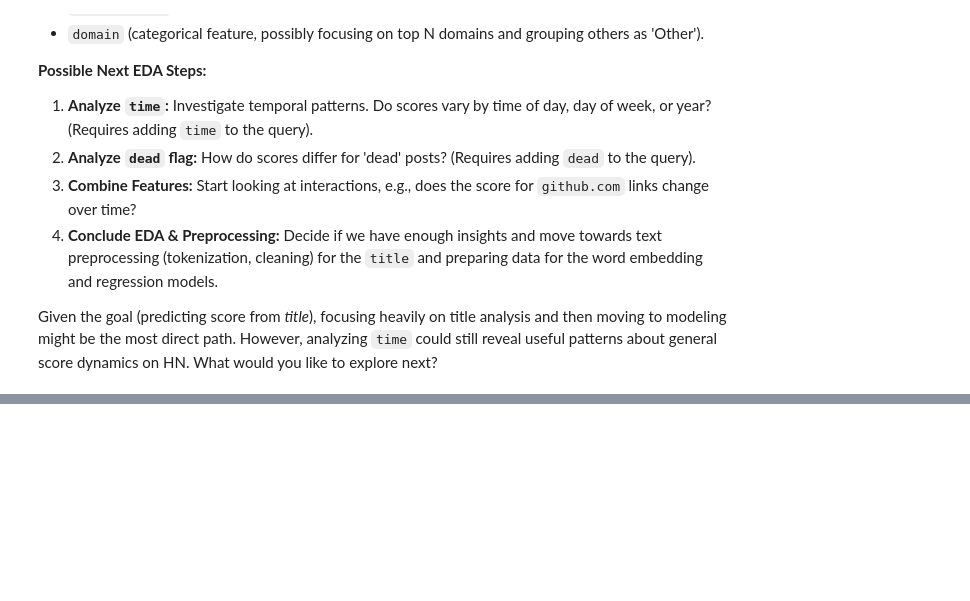
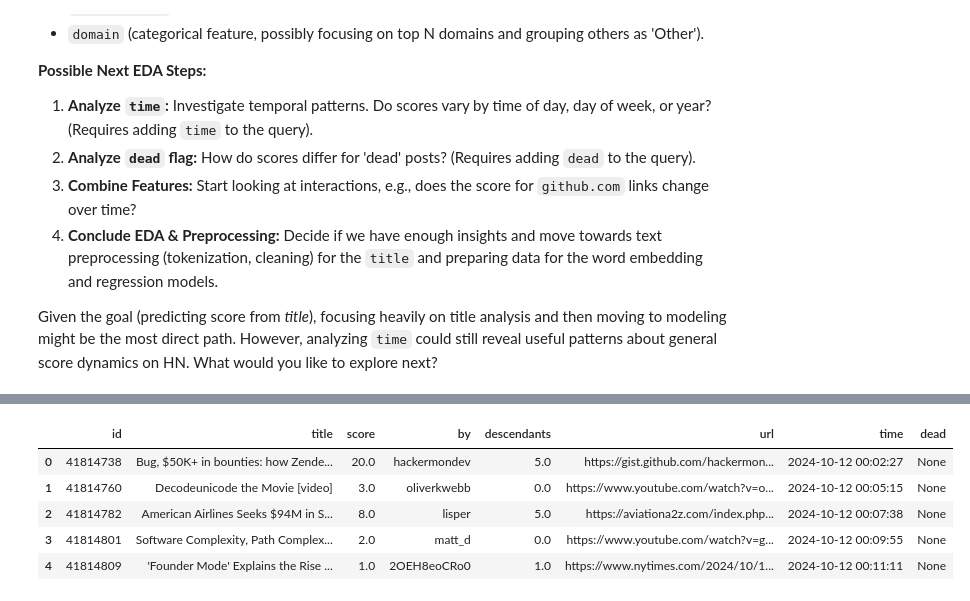
Before and after one commit to ocmoney/Dropout_Disco, a Jupyter notebook: notebooks/eda.ipynb, the cells around one changed output, grey strips where cells are left out. Saved outputs shown, nothing was run; the diff lists cells and outputs as text; code cells hidden in the pictures; blank space fills up the shorter version.

```diff
--- a/notebooks/eda.ipynb
+++ b/notebooks/eda.ipynb
@@ -1857,0 +1869,90 @@ Given the goal (predicting score from *title*), focusing heavily on title analys
+# %%
+import pandas as pd
+import numpy as np
+from sqlalchemy import create_engine, text
+from IPython.display import display
+import datetime
+
+# --- Database Connection (Assuming 'engine' is already created) ---
+# Ensure 'engine' is defined.
+
+# --- Parameters ---
+# Define the time window (in hours) before the latest post
+HOURS_BEFORE_END = 24 # End of window (e.g., posts must be older than 24h)
+HOURS_BEFORE_START = 48 # Start of window (e.g., posts must be newer than 48h)
+
+print(f"Aiming to load stories posted between {HOURS_BEFORE_START} and {HOURS_BEFORE_END} hours before the latest story.")
+
+try:
+    with engine.connect() as connection:
+        # --- 1. Find Max Timestamp ---
+        # Find the latest timestamp *specifically among stories* for accuracy
+        max_time_query = text("SELECT MAX(time) FROM hacker_news.items WHERE type = 'story';")
+        max_time = connection.execute(max_time_query).scalar()
+
+        if max_time is None:
+            raise ValueError("Could not determine the maximum timestamp from stories.")
+
+        print(f"Latest story timestamp found: {max_time}")
+
+        # --- 2. Define Window Timestamps ---
+        # Ensure max_time is timezone-aware if the DB column is (likely UTC)
+        if max_time.tzinfo is None:
+             # Assuming UTC if no timezone info. Adjust if your DB uses a different default.
+             max_time = max_time.replace(tzinfo=datetime.timezone.utc)
+             print(f"Assuming UTC for max_time: {max_time}")
+
+        end_time_window = max_time - datetime.timedelta(hours=HOURS_BEFORE_END)
+        start_time_window = max_time - datetime.timedelta(hours=HOURS_BEFORE_START)
+
+        print(f"Calculated time window: FROM {start_time_window} TO {end_time_window}")
+
+        # --- 3. Construct Main Query ---
+        # Include all potentially relevant columns now
+        query_timed = f"""
+        SELECT
+            id,
+            title,
+            score,
+            "by",
+            descendants,
+            url,
+            "time",  -- Include time column
+            dead     -- Include dead column
+        FROM
+            hacker_news.items
+        WHERE
+            type = 'story'
+            AND "time" >= :start_time -- Use parameter binding
+            AND "time" < :end_time   -- Use parameter binding
+        -- No ORDER BY RANDOM() needed if we analyze the full relevant slice
+        -- No LIMIT needed if the time window is reasonably small
+        """
+
+        # --- 4. Load Data with Time Filter ---
+        print("Loading data within the specified time window...")
+        # Use pandas read_sql with parameters for safety and correctness with timestamps
+        df_stories_timed = pd.read_sql(
+            sql=text(query_timed),
+            con=connection, # Pass the connection, not the engine, for parameters within transaction
+            params={'start_time': start_time_window, 'end_time': end_time_window}
+        )
+        print(f"Successfully loaded {len(df_stories_timed)} stories from the time window.")
+
+except Exception as e:
+    print(f"An error occurred during timed data loading: {e}")
+    df_stories_timed = pd.DataFrame() # Initialize empty df on error
+
+# --- 5. Initial Inspection ---
+if not df_stories_timed.empty:
+    print("\n--- First 5 Stories (Time-Filtered) ---")
+    display(df_stories_timed.head())
+
+    print("\n--- Data Info (Time-Filtered) ---")
+    df_stories_timed.info()
+
+    print("\n--- Missing Values (Time-Filtered) ---")
+    display(df_stories_timed.isnull().sum())
+else:
+    print("\nNo data loaded for the specified time window or an error occurred.")
+# %% [output]
@@ -1857,0 +1967,6 @@ Given the goal (predicting score from *title*), focusing heavily on title analys
+|  | id | title | score | by | descendants | url | time | dead |
+| 0 | 41814738 | Bug, $50K+ in bounties: how Zende... | 20.0 | hackermondev | 5.0 | https://gist.github.com/hackermon... | 2024-10-12 00:02:27 | None |
+| 1 | 41814760 | Decodeunicode the Movie [video] | 3.0 | oliverkwebb | 0.0 | https://www.youtube.com/watch?v=o... | 2024-10-12 00:05:15 | None |
+| 2 | 41814782 | American Airlines Seeks $94M in S... | 8.0 | lisper | 5.0 | https://aviationa2z.com/index.php... | 2024-10-12 00:07:38 | None |
+| 3 | 41814801 | Software Complexity, Path Complex... | 2.0 | matt_d | 0.0 | https://www.youtube.com/watch?v=g... | 2024-10-12 00:09:55 | None |
+| 4 | 41814809 | 'Founder Mode' Explains the Rise ... | 1.0 | 2OEH8eoCRo0 | 1.0 | https://www.nytimes.com/2024/10/1... | 2024-10-12 00:11:11 | None |
```
Also changed, not shown: parts of 27 cells of this notebook.
